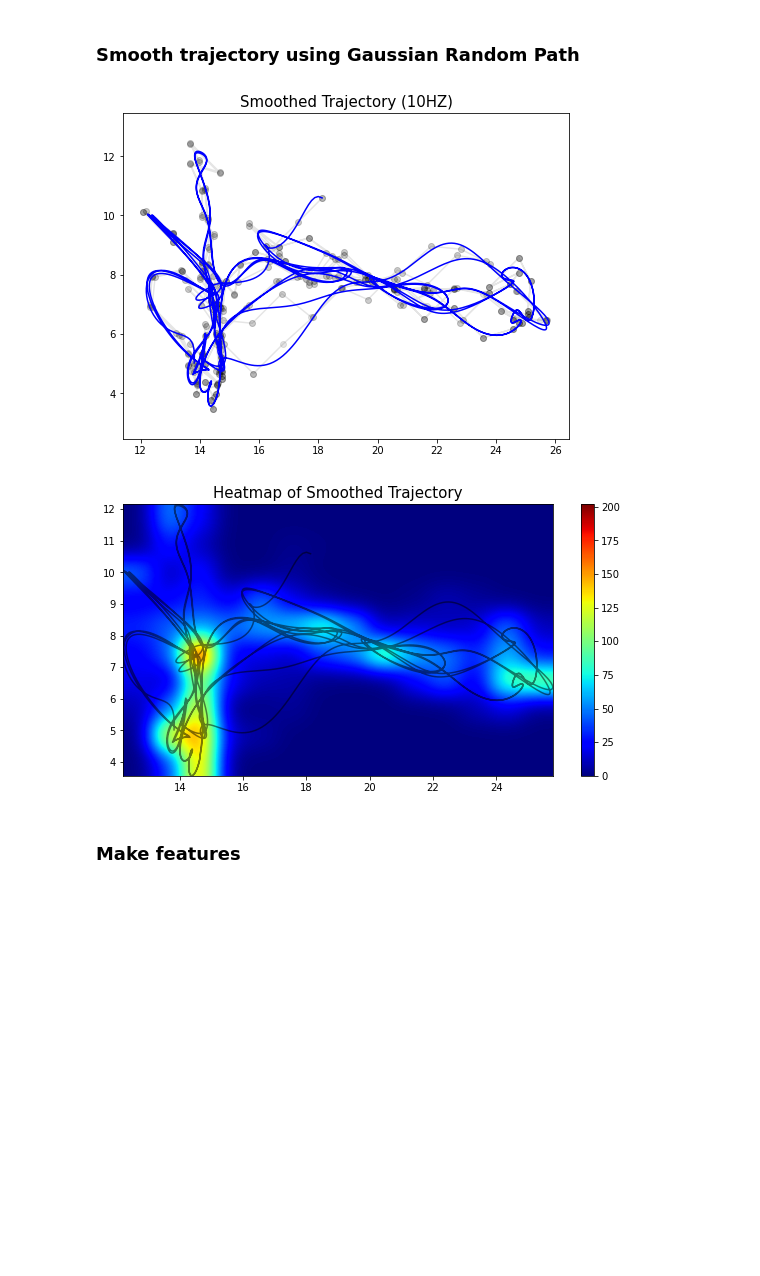
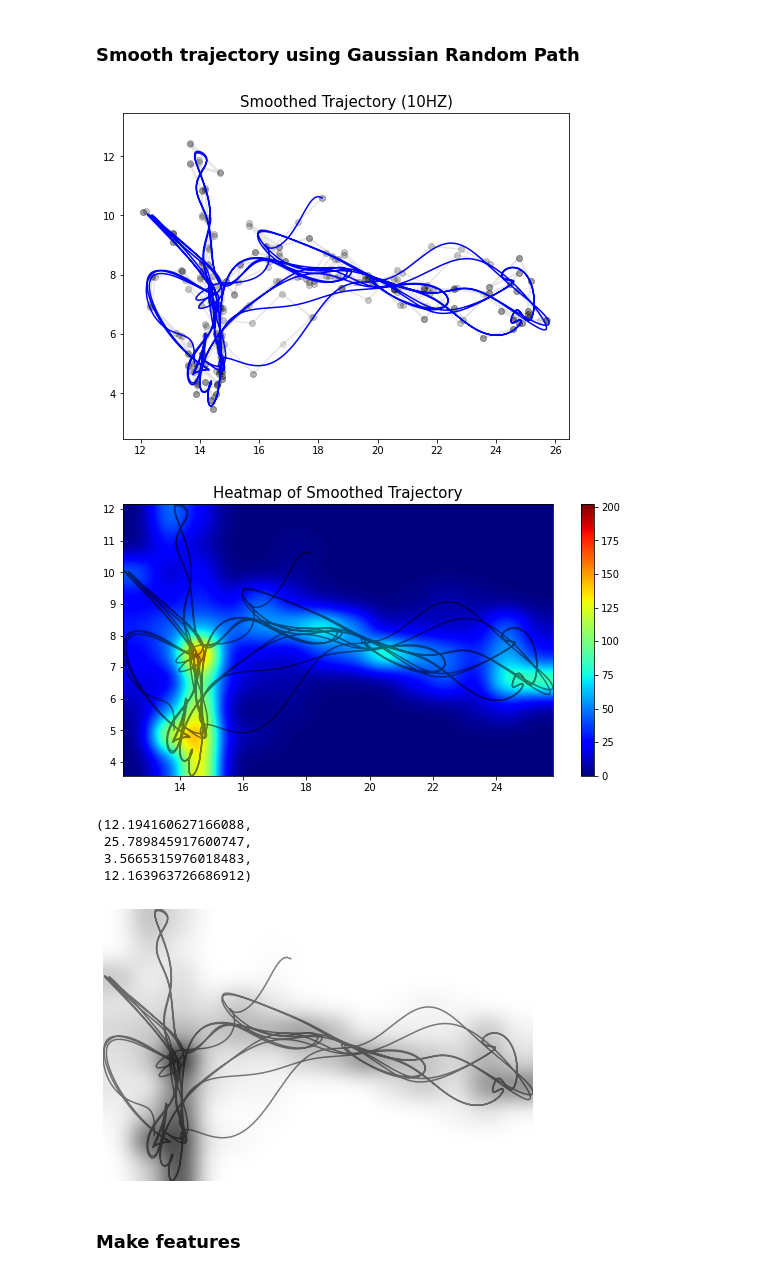
Before and after one commit to sjchoi86/ai_curation, a Jupyter notebook: demo_01_parse_traj.ipynb, the cells around one changed output. Cells and saved outputs as stored; diff of their text form; code cells hidden in the pictures; blank space fills up the shorter version.

Commit message:
imshow colormap change.

```diff
--- a/demo_01_parse_traj.ipynb
+++ b/demo_01_parse_traj.ipynb
@@ -206,34 +206,47 @@ def grp_mu(t_in,x_in,t_test,hyp):
         k_test_in,
         np.linalg.solve(K_in_in,x_in-x_in_mean))+x_in_mean
     return mu_test
 
 # Smooth using GRP
 t_start,t_final,HZ = np.min(times),np.max(times),10
 t_test = np.linspace(start=t_start,stop=t_final,num=round(t_final-t_start)*HZ)
 hyp = {'gain':1,'len':5,'noise':1e-8} # hyperparameter
 xy_smoothed = np.zeros(shape=(t_test.shape[0],2))
 xy_smoothed[:,0] = grp_mu(times,xy_traj[:,0],t_test,hyp)
 xy_smoothed[:,1] = grp_mu(times,xy_traj[:,1],t_test,hyp)
 
 # Plot the original and smoothed trajectory
 plt.figure(figsize=(8,6))
 plt.plot(xy_traj[:,0],xy_traj[:,1],'ko-',alpha=0.1)
 plt.plot(xy_smoothed[:,0],xy_smoothed[:,1],'b-')
 plt.axis('equal')
 plt.title('Smoothed Trajectory (%dHZ)'%(HZ),fontsize=15)
 plt.show()
 
 # Plot heatmap
 heatmap,xedges,yedges = np.histogram2d(xy_smoothed[:,0],xy_smoothed[:,1],bins=(14,10))
 extent = [xedges[0], xedges[-1], yedges[0], yedges[-1]]
 plt.figure(figsize=(10,5))
 plt.plot(xy_smoothed[:,0],xy_smoothed[:,1],'k-',alpha=0.5)
 plt.imshow(heatmap.T,extent=extent,origin='lower',cmap=cm.jet,
           interpolation='gaussian')
-plt.colorbar(); plt.title('Heatmap of Smoothed Trajectory',fontsize=15); plt.show()
+plt.colorbar();
+plt.title('Heatmap of Smoothed Trajectory',fontsize=15); plt.show()
+
+# Another heatmap without colorbar
+plt.figure(figsize=(10,5))
+plt.plot(xy_smoothed[:,0],xy_smoothed[:,1],'k-',alpha=0.5)
+plt.imshow(heatmap.T,extent=extent,origin='lower',cmap=cm.gray_r,
+          interpolation='gaussian')
+plt.axis('off')
 # %% [output]
 [figure]
 [figure]
+(12.194160627166088,
+ 25.789845917600747,
+ 3.5665315976018483,
+ 12.163963726686912)
+[figure, added]
 # %% [markdown]
 ### Make features
 # %%
```
